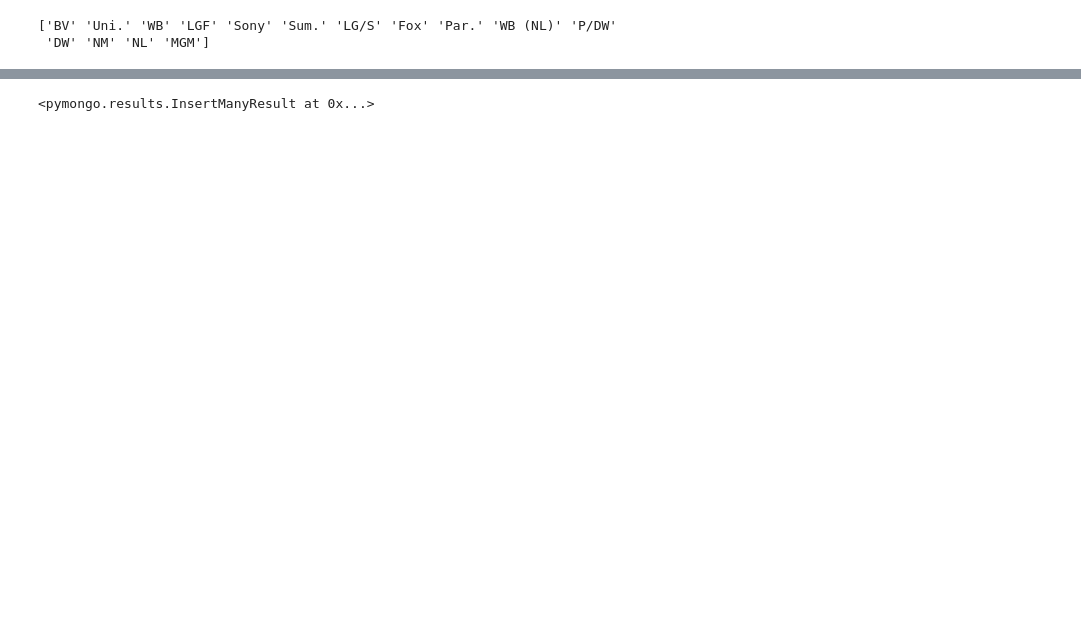
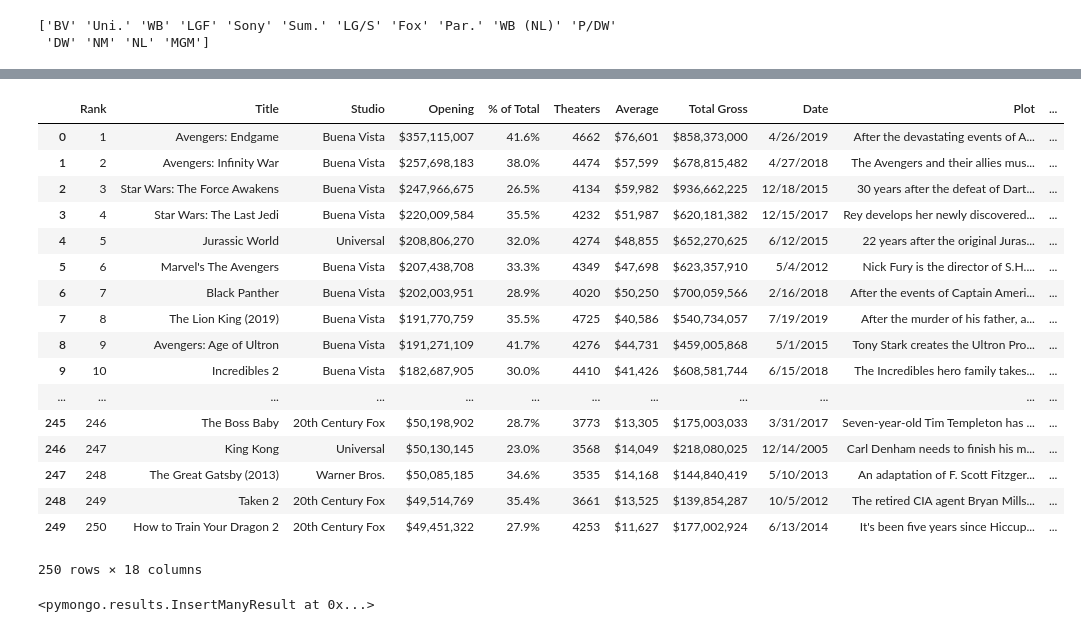
Before and after one commit to hpolowczyk/light_camera_data, a Jupyter notebook: OMDB.ipynb, the cells around one changed output, grey strips where cells are left out. Cells and saved outputs as stored; diff of their text form; code cells hidden in the pictures; blank space fills up the shorter version.

```diff
--- a/OMDB.ipynb
+++ b/OMDB.ipynb
@@ -162,3 +137,13 @@ for movie in movie_data:
     except IndexError:
         rating = 'N/A'
         rotten_tomatoes.append(rating)
+# %%
+movie_df = pd.DataFrame(movie_data)
+movie_df['Rotten Tomatoes'] = rotten_tomatoes
+movie_df.columns
+movie_df = movie_df.reset_index()
+movie_df['Rank'] = movie_df['index'] + 1
+# %%
+boxOffice_df.dtypes
+boxOffice_df["Rank"] = pd.to_numeric(boxOffice_df["Rank"])
+boxOffice_df.dtypes
@@ -165,7 +161,3 @@ for movie in movie_data:
 # %%
-movie_df = pd.DataFrame(movie_data)
-movie_df['Rotten Tomatoes'] = rotten_tomatoes
-movie_df.columns
-
-df = movie_df[['Title','Plot','Actors', 'Director', 'Genre', 'Poster',
-               'Rated', 'Runtime', 'imdbRating', 'Metascore','Rotten Tomatoes']]
+df = movie_df[['Rank','Title','Plot','Actors', 'Director', 'Genre', 'Poster',
+               'Rated', 'imdbRating', 'Metascore','Rotten Tomatoes']]
@@ -172 +185,28 @@ df = movie_df[['Title','Plot','Actors', 'Director', 'Genre', 'Poster',
+# %%
+new_df = boxOffice_df.merge(df,left_on = 'Rank',right_on='Rank')
+# %%
+new_df = new_df[['Rank', 'Title_x', 'Studio', 'Opening', '% of Total', 'Theaters',
+       'Average', 'Total Gross', 'Date', 'Plot', 'Actors',
+       'Director', 'Genre', 'Poster', 'Rated', 'imdbRating', 'Metascore','Rotten Tomatoes']]
+
+new_df.rename(columns={"Title_x": "Title"})
+# %% [output]
+|  | Rank | Title | Studio | Opening | % of Total | Theaters | Average | Total Gross | Date | Plot | ... |
+| 0 | 1 | Avengers: Endgame | Buena Vista | $357,115,007 | 41.6% | 4662 | $76,601 | $858,373,000 | 4/26/2019 | After the devastating events of A... | ... |
+| 1 | 2 | Avengers: Infinity War | Buena Vista | $257,698,183 | 38.0% | 4474 | $57,599 | $678,815,482 | 4/27/2018 | The Avengers and their allies mus... | ... |
+| 2 | 3 | Star Wars: The Force Awakens | Buena Vista | $247,966,675 | 26.5% | 4134 | $59,982 | $936,662,225 | 12/18/2015 | 30 years after the defeat of Dart... | ... |
+| 3 | 4 | Star Wars: The Last Jedi | Buena Vista | $220,009,584 | 35.5% | 4232 | $51,987 | $620,181,382 | 12/15/2017 | Rey develops her newly discovered... | ... |
+| 4 | 5 | Jurassic World | Universal | $208,806,270 | 32.0% | 4274 | $48,855 | $652,270,625 | 6/12/2015 | 22 years after the original Juras... | ... |
+| 5 | 6 | Marvel's The Avengers | Buena Vista | $207,438,708 | 33.3% | 4349 | $47,698 | $623,357,910 | 5/4/2012 | Nick Fury is the director of S.H.... | ... |
+| 6 | 7 | Black Panther | Buena Vista | $202,003,951 | 28.9% | 4020 | $50,250 | $700,059,566 | 2/16/2018 | After the events of Captain Ameri... | ... |
+| 7 | 8 | The Lion King (2019) | Buena Vista | $191,770,759 | 35.5% | 4725 | $40,586 | $540,734,057 | 7/19/2019 | After the murder of his father, a... | ... |
+| 8 | 9 | Avengers: Age of Ultron | Buena Vista | $191,271,109 | 41.7% | 4276 | $44,731 | $459,005,868 | 5/1/2015 | Tony Stark creates the Ultron Pro... | ... |
+| 9 | 10 | Incredibles 2 | Buena Vista | $182,687,905 | 30.0% | 4410 | $41,426 | $608,581,744 | 6/15/2018 | The Incredibles hero family takes... | ... |
+| ... | ... | ... | ... | ... | ... | ... | ... | ... | ... | ... | ... |
+| 245 | 246 | The Boss Baby | 20th Century Fox | $50,198,902 | 28.7% | 3773 | $13,305 | $175,003,033 | 3/31/2017 | Seven-year-old Tim Templeton has ... | ... |
+| 246 | 247 | King Kong | Universal | $50,130,145 | 23.0% | 3568 | $14,049 | $218,080,025 | 12/14/2005 | Carl Denham needs to finish his m... | ... |
+| 247 | 248 | The Great Gatsby (2013) | Warner Bros. | $50,085,185 | 34.6% | 3535 | $14,168 | $144,840,419 | 5/10/2013 | An adaptation of F. Scott Fitzger... | ... |
+| 248 | 249 | Taken 2 | 20th Century Fox | $49,514,769 | 35.4% | 3661 | $13,525 | $139,854,287 | 10/5/2012 | The retired CIA agent Bryan Mills... | ... |
+| 249 | 250 | How to Train Your Dragon 2 | 20th Century Fox | $49,451,322 | 27.9% | 4253 | $11,627 | $177,002,924 | 6/13/2014 | It's been five years since Hiccup... | ... |
+250 rows × 18 columns
 # %%
```
Also changed, not shown: parts of 9 cells of this notebook, 4 other files.
